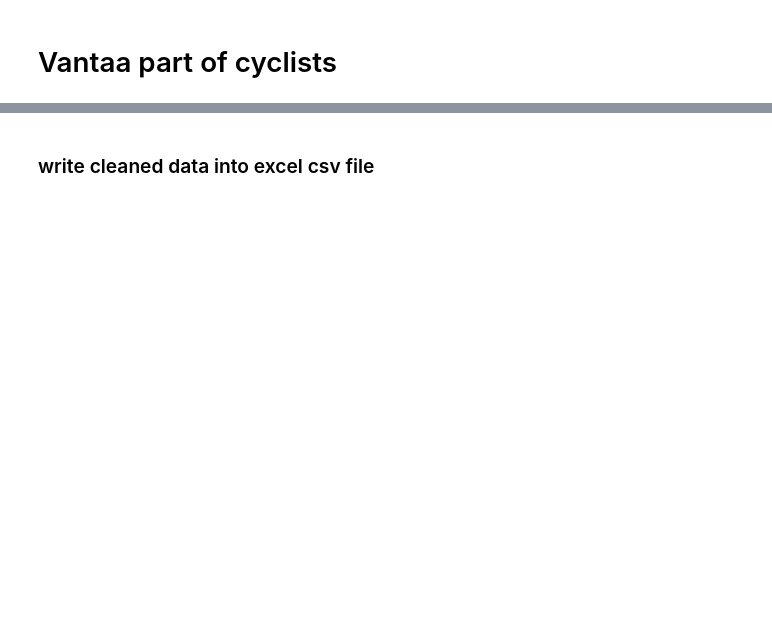
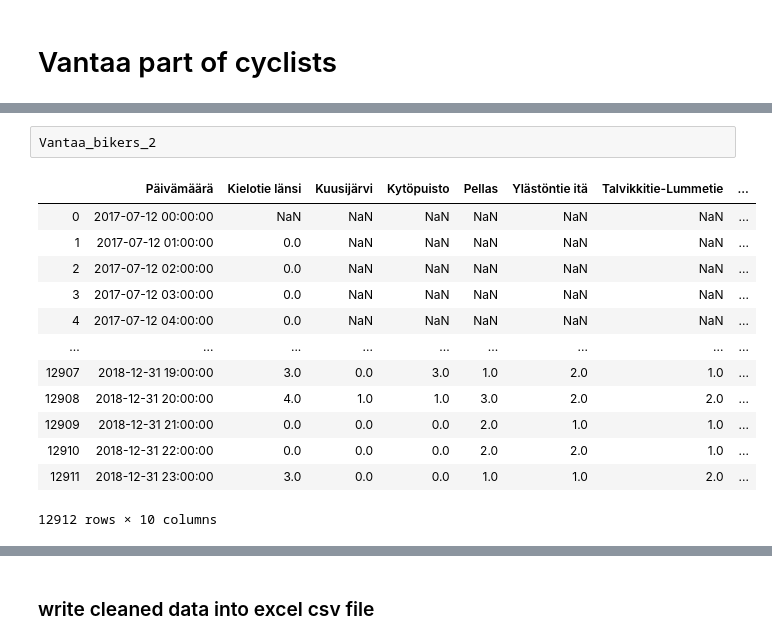
Before and after one commit to srenoes/ShortCut-HSL-group-work, a Jupyter notebook: Katariina/VantaaBikers_Katariina.ipynb, the cells around one changed output, grey strips where cells are left out. Drawn from its saved outputs; the diff is of its cells as text; blank space fills up the shorter version.

```diff
--- a/Katariina/VantaaBikers_Katariina.ipynb
+++ b/Katariina/VantaaBikers_Katariina.ipynb
@@ -32 +28,17 @@ VANTAA_bikers
+# %%
+Vantaa_bikers_2
+# %% [output]
+|  | Päivämäärä | Kielotie länsi | Kuusijärvi | Kytöpuisto | Pellas | Ylästöntie itä | Talvikkitie-Lummetie | ... |
+| 0 | 2017-07-12 00:00:00 | NaN | NaN | NaN | NaN | NaN | NaN | ... |
+| 1 | 2017-07-12 01:00:00 | 0.0 | NaN | NaN | NaN | NaN | NaN | ... |
+| 2 | 2017-07-12 02:00:00 | 0.0 | NaN | NaN | NaN | NaN | NaN | ... |
+| 3 | 2017-07-12 03:00:00 | 0.0 | NaN | NaN | NaN | NaN | NaN | ... |
+| 4 | 2017-07-12 04:00:00 | 0.0 | NaN | NaN | NaN | NaN | NaN | ... |
+| ... | ... | ... | ... | ... | ... | ... | ... | ... |
+| 12907 | 2018-12-31 19:00:00 | 3.0 | 0.0 | 3.0 | 1.0 | 2.0 | 1.0 | ... |
+| 12908 | 2018-12-31 20:00:00 | 4.0 | 1.0 | 1.0 | 3.0 | 2.0 | 2.0 | ... |
+| 12909 | 2018-12-31 21:00:00 | 0.0 | 0.0 | 0.0 | 2.0 | 1.0 | 1.0 | ... |
+| 12910 | 2018-12-31 22:00:00 | 0.0 | 0.0 | 0.0 | 2.0 | 2.0 | 1.0 | ... |
+| 12911 | 2018-12-31 23:00:00 | 3.0 | 0.0 | 0.0 | 1.0 | 1.0 | 2.0 | ... |
+12912 rows × 10 columns
 # %%
```
Also changed, not shown: parts of 18 cells of this notebook, 1 other file.
